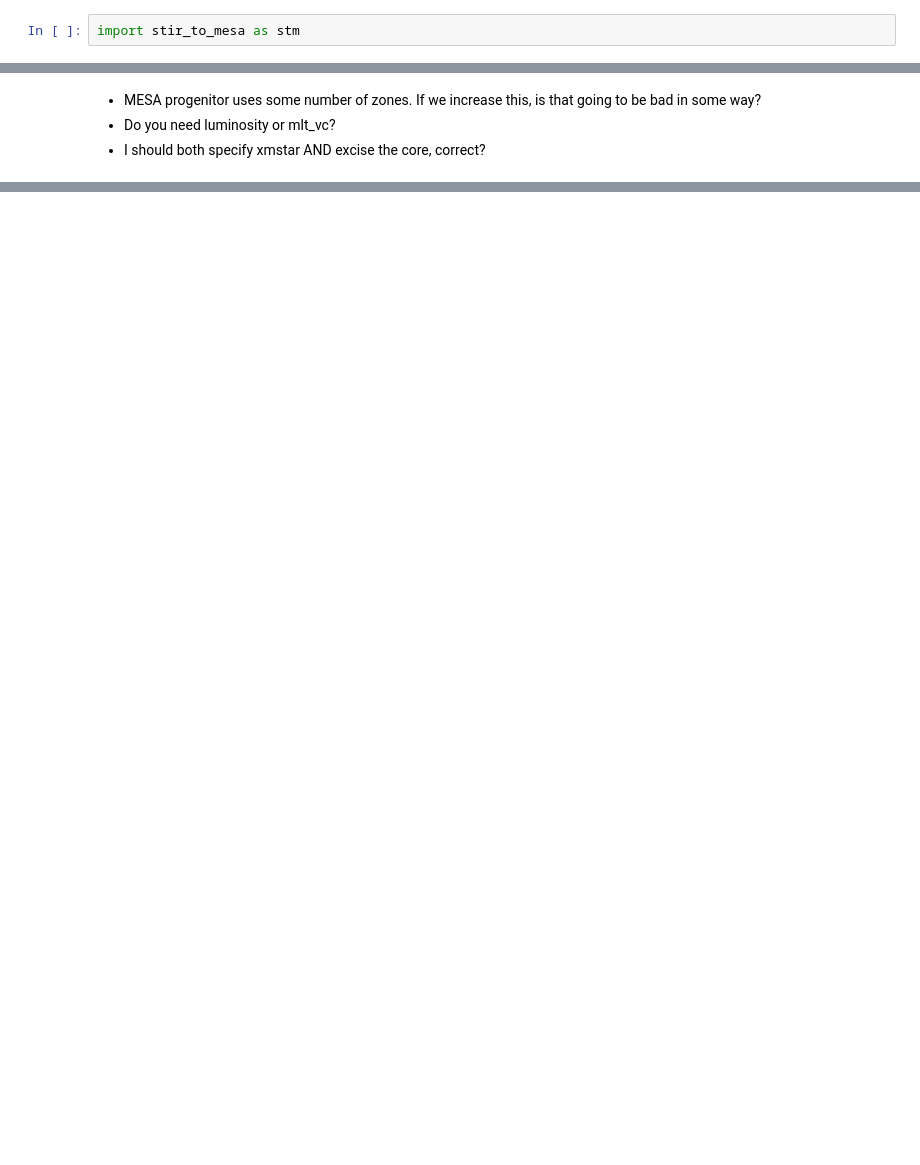
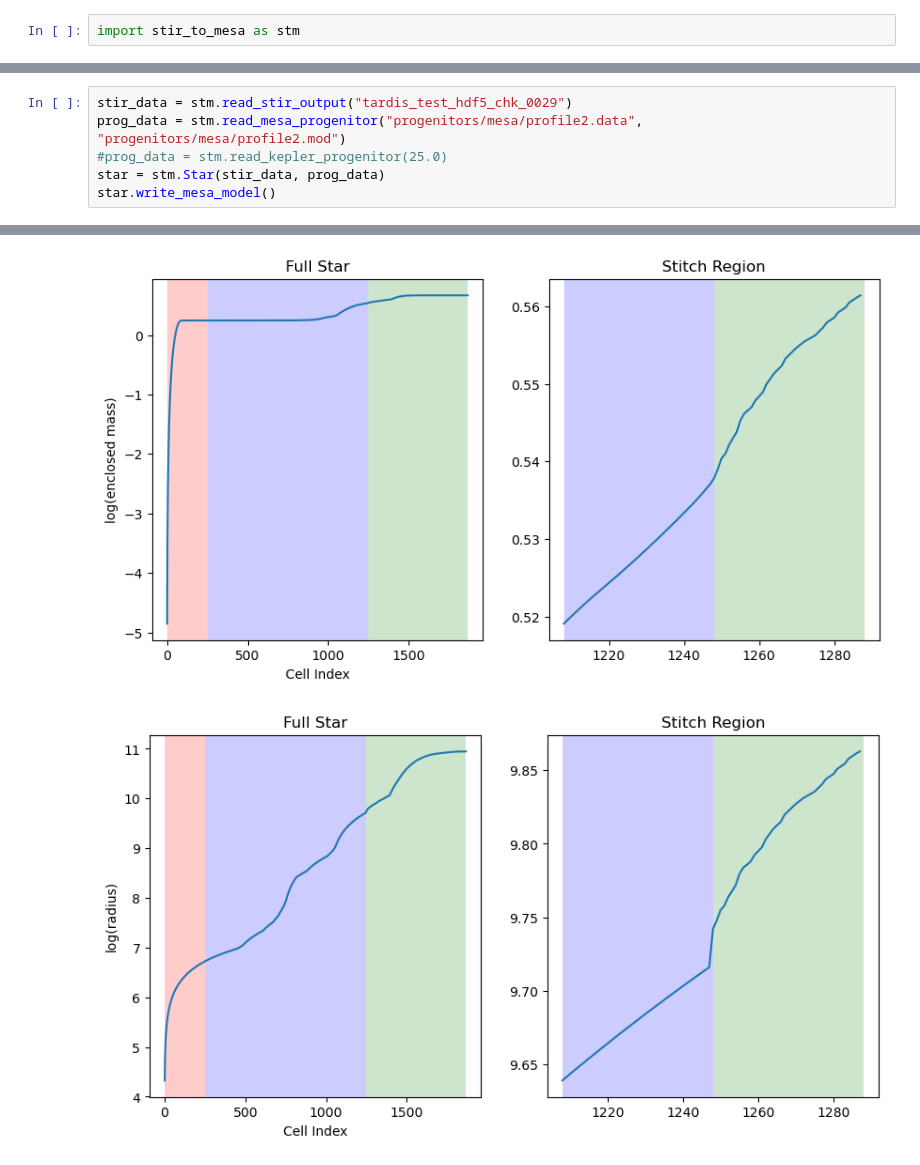
Before and after one commit to snaphu-msu/osnap, a Jupyter notebook: testing.ipynb, the cells around one changed output, grey strips where cells are left out. Cells and saved outputs as stored; diff of their text form; blank space fills up the shorter version.

```diff
--- a/testing.ipynb
+++ b/testing.ipynb
@@ -37,4 +3,7 @@ Successfully created/updated 'model_1/stir_output.mod'
-# %% [markdown]
-* MESA progenitor uses some number of zones. If we increase this, is that going to be bad in some way?
-* Do you need luminosity or mlt_vc?
-* I should both specify xmstar AND excise the core, correct?
+# %%
+stir_data = stm.read_stir_output("tardis_test_hdf5_chk_0029")
+prog_data = stm.read_mesa_progenitor("progenitors/mesa/profile2.data", "progenitors/mesa/profile2.mod")
+#prog_data = stm.read_kepler_progenitor(25.0)
+star = stm.Star(stir_data, prog_data)
+star.write_mesa_model()
+# %% [output]
@@ -40,0 +17,2 @@ Successfully created/updated 'model_1/stir_output.mod'
+[figure, added]
+[figure, added]
```
Also changed, not shown: parts of 3 cells of this notebook, 3 other files.
